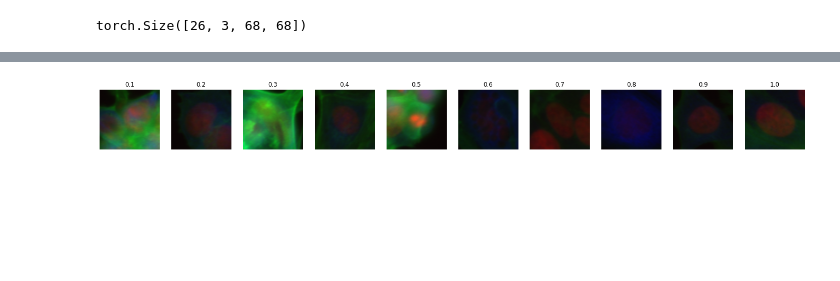
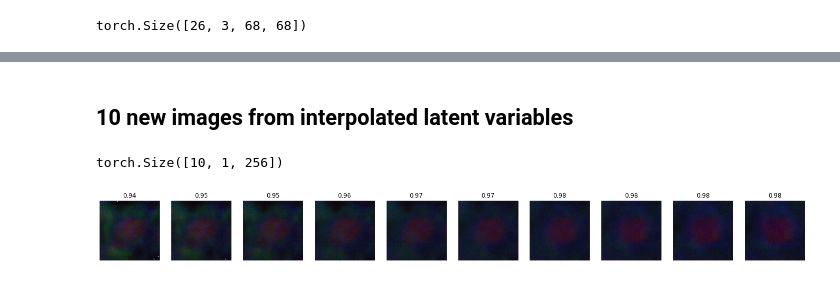
Before and after one commit to RasmusML/generative-models-for-phenotypic-profiling, a Jupyter notebook: cells_plot.ipynb, the cells around one changed output, grey strips where cells are left out. Drawn from its saved outputs; the diff is of its cells as text; code cells hidden in the pictures; blank space fills up the shorter version.

```diff
--- a/cells_plot.ipynb
+++ b/cells_plot.ipynb
@@ -168,0 +98,3 @@ plt.imshow(torch.permute(images[1], (1, 2, 0)))
+# %%
+x0, _ = test_set[0]
+x1, _ = test_set[1]
@@ -168,0 +109,14 @@ plt.imshow(torch.permute(images[1], (1, 2, 0)))
+# %%
+vae.eval() # because of batch normalization
+outputs0 = vae(x0[None,:,:,:])
+px0 = outputs0["px"]
+
+x0_reconstruction = px0.sample()
+x0_reconstruction = x0_reconstruction[0]
+
+
+outputs1 = vae(x1[None,:,:,:])
+px1 = outputs1["px"]
+
+x1_reconstruction = px1.sample()
+x1_reconstruction = x1_reconstruction[0]
@@ -169,25 +131,38 @@ plt.imshow(torch.permute(images[1], (1, 2, 0)))
+# %%
+z0 = outputs0["z"].detach().numpy()
+z1 = outputs1["z"].detach().numpy()
+# %% [markdown]
+## 10 new images from interpolated latent variables
+# %%
+# 10 set of latent variables from linear interpolations of the 2 images' latent variables
+zs = np.linspace(z0, z1, num=10)
+zs = torch.tensor(zs)
+zs.shape
+# %% [output]
+torch.Size([10, 1, 256])
 # %%
-# fake cosine similarity numbers
+# calculating CosineSimilarity
+cos = nn.CosineSimilarity(dim=1, eps=1e-6)
+
 cp = []
-for i in range(10):
-  cp.append(0.1+0.1*i)
+for i in range(len(zs)):
+  input1 = vae.observation_model(zs[i]).sample()[0]
+  benchmark = vae.observation_model(zs[9]).sample()[0]
+  cp.append(cos(input1, benchmark).mean().numpy().round(2))
 
 # create figure
 fig = plt.figure(figsize=(25, 10))
 
 # setting values to rows and column variables
 rows = 1
-columns = len(imgs_plot)
+columns = len(zs)
 
 # Adds a subplot at the 1st position
 
 for i in range(columns):
   fig.add_subplot(rows, columns, i+1)
-  plt.imshow(torch.permute(images[i], (1, 2, 0)))
+  plt.imshow((torch.permute(vae.observation_model(zs[i]).sample()[0], (1, 2, 0))* 255).numpy().astype(np.uint8))
   plt.axis('off')
-  plt.title(round(cp[i],2))
-
-
-# code from here: https://www.geeksforgeeks.org/how-to-display-multiple-images-in-one-figure-correctly-in-matplotlib/
+  plt.title(cp[i])
 # %% [output]
-[figure, old version]
+[figure, new version]
```
Also changed, not shown: parts of 24 cells of this notebook.
